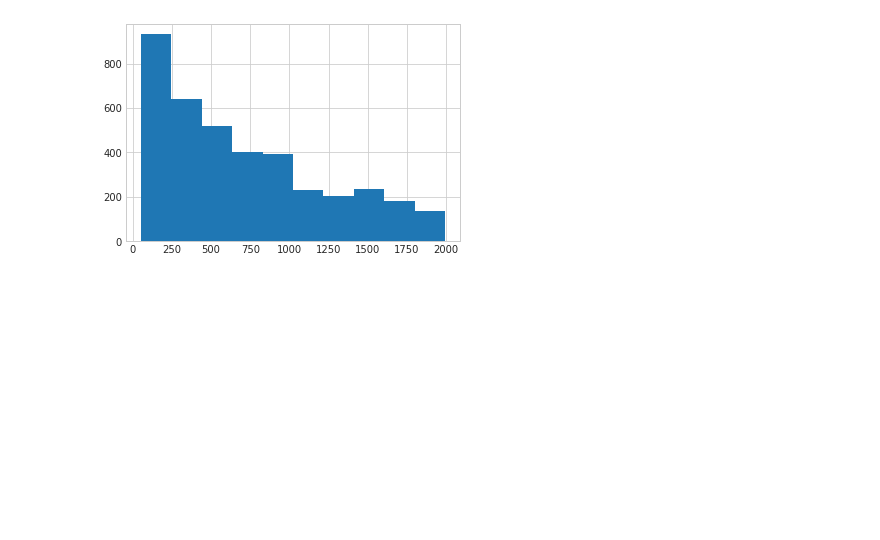
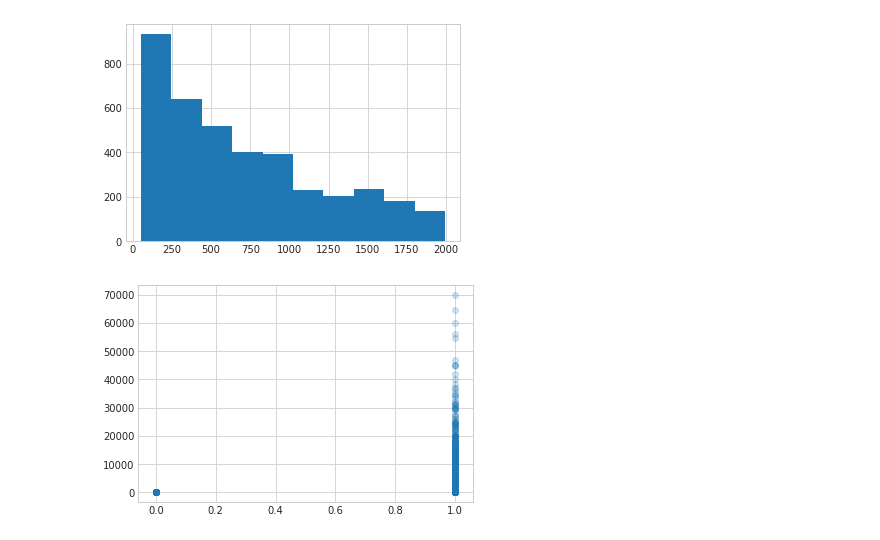
Before and after one commit to BielStela/Acute-Toxicity-QSAR, a Jupyter notebook: Data_exploration.ipynb, the cells around one changed output. Saved outputs shown, nothing was run; the diff lists cells and outputs as text; code cells hidden in the pictures; blank space fills up the shorter version.

```diff
--- a/Data_exploration.ipynb
+++ b/Data_exploration.ipynb
@@ -105,3 +107,9 @@ sdf_df[sdf_df.nontoxic & sdf_df.very_toxic].LD50_mgkg.hist()
 # %% [output]
 <matplotlib.axes._subplots.AxesSubplot at 0x...>
 [figure]
+# %%
+plt.scatter(sdf_df.very_toxic, sdf_df.LD50_mgkg, alpha = 0.2)
+# plt.xticks([1,0])
+plt.show()
+# %% [output]
+[figure, added]
```
Also changed, not shown: parts of 2 cells of this notebook.
